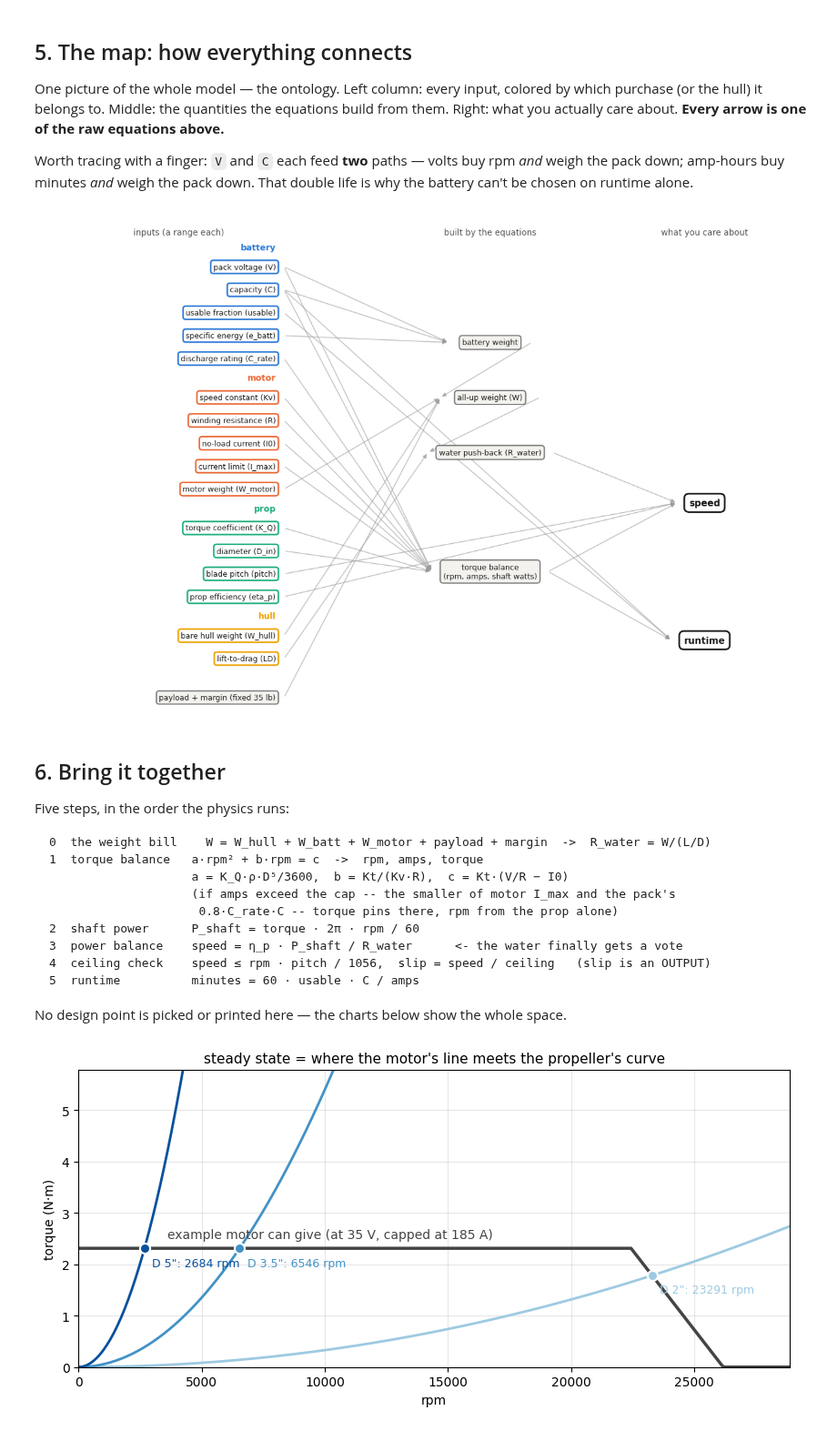
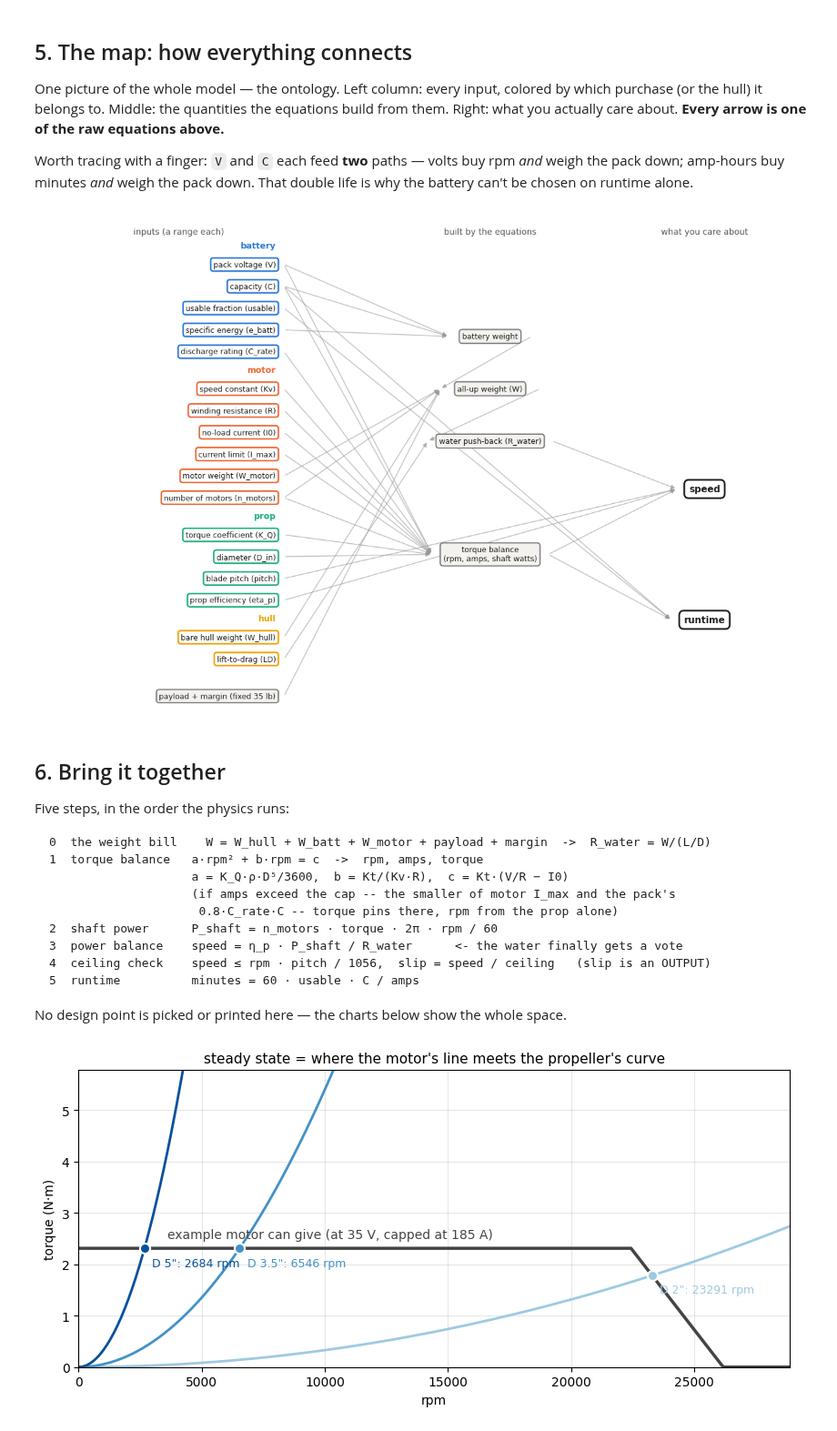
Before and after one commit to MarMar888/haav-modeling, a Jupyter notebook: willmarley.ipynb, the cells around one changed output. Shown at 91% size. Saved outputs shown, nothing was run; the diff lists cells and outputs as text; code cells hidden in the pictures.

```diff
--- a/willmarley.ipynb
+++ b/willmarley.ipynb
@@ -81,8 +82,9 @@ MOTOR_BOUNDS = {
     "I0":    (1.0, 6.0),
     "I_max": (50.0, 320.0),
     "W_motor": (0.4, 5.0),
+    "n_motors": (1, 2),
 }
-MOTOR_UNITS = {"Kv": "rpm/V", "R": "ohm", "I0": "A", "I_max": "A", "W_motor": "lb"}
+MOTOR_UNITS = {"Kv": "rpm/V", "R": "ohm", "I0": "A", "I_max": "A", "W_motor": "lb", "n_motors": "-"}
 show_bounds(MOTOR_BOUNDS, MOTOR_UNITS)
 
 I0_mid = sum(MOTOR_BOUNDS["I0"]) / 2
@@ -353,6 +356,7 @@ LABELS = {  # long name for every short input symbol
     "Kv": "speed constant", "R": "winding resistance", "I0": "no-load current", "I_max": "current limit",
     "K_Q": "torque coefficient", "D_in": "diameter", "pitch": "blade pitch", "eta_p": "prop efficiency",
     "W_hull": "bare hull weight", "LD": "lift-to-drag", "W_motor": "motor weight",
+    "n_motors": "number of motors",
 }
 INPUT_GROUPS = [
     ("battery", list(BATT_BOUNDS)),
@@ -374,7 +378,7 @@ EDGES = [
     ("W_motor", "all-up weight (W)"),
     ("all-up weight (W)", "water push-back (R_water)"), ("LD", "water push-back (R_water)"),
     ("Kv", TB), ("R", TB), ("I0", TB), ("I_max", TB), ("V", TB), ("K_Q", TB), ("D_in", TB),
-    ("C_rate", TB), ("C", TB),
+    ("C_rate", TB), ("C", TB), ("n_motors", TB), ("n_motors", "all-up weight (W)"),
     (TB, "speed"), ("eta_p", "speed"), ("water push-back (R_water)", "speed"), ("pitch", "speed"),
     (TB, "runtime"), ("C", "runtime"), ("usable", "runtime"),
 ]
@@ -399,35 +403,35 @@ for name, ny in OUT_NODES.items():
 
 fig, ax = plt.subplots(figsize=(12.5, 8.5))
 for a, b in EDGES:
     (xa, ya), (xb, yb) = pos[a], pos[b]
     x_start = xa + HW.get(a, 0.06)
     ax.annotate("", xy=(xb - HW[b], yb), xytext=(x_start, ya),
                 arrowprops=dict(arrowstyle="-|>", color="#999999", alpha=0.6, lw=1.1))
 for gname, keys in INPUT_GROUPS:
     color = GROUPS[gname]
     ys = [pos[k][1] for k in keys]
     ax.text(0.0, max(ys) + 0.75, gname, color=color, fontsize=10, fontweight="bold", ha="right")
     for k in keys:
         ax.text(pos[k][0], pos[k][1], f"{LABELS[k]} ({k})", ha="right", va="center",
                 fontsize=9, color="#1a1a19",
                 bbox=dict(boxstyle="round,pad=0.35", fc="white", ec=color, lw=1.8))
 ax.text(pos[FIXED_NODE][0], pos[FIXED_NODE][1], FIXED_NODE, ha="right", va="center",
         fontsize=9, color="#1a1a19",
         bbox=dict(boxstyle="round,pad=0.35", fc="#f3f2ee", ec="#777777", lw=1.4))
 for name in MID_NODES:
     ax.text(*pos[name], name, ha="center", va="center", fontsize=9, color="#1a1a19",
             bbox=dict(boxstyle="round,pad=0.4", fc="#f3f2ee", ec="#777777", lw=1.4))
 for name in OUT_NODES:
     ax.text(*pos[name], name, ha="center", va="center", fontsize=11, color="#1a1a19",
             fontweight="bold",
             bbox=dict(boxstyle="round,pad=0.5", fc="white", ec="#1a1a19", lw=2))
 ax.text(-0.7, 19.7, "inputs (a range each)", ha="center", fontsize=10, color="#555555")
 ax.text(1.55, 19.7, "built by the equations", ha="center", fontsize=10, color="#555555")
 ax.text(3.1, 19.7, "what you care about", ha="center", fontsize=10, color="#555555")
-ax.set_xlim(-1.7, 3.65); ax.set_ylim(-1.2, 20.5); ax.axis("off")
+ax.set_xlim(-1.7, 3.65); ax.set_ylim(-2.3, 20.5); ax.axis("off")
 plt.tight_layout(); plt.show()
 # %% [output]
-[figure, old version]
+[figure, new version]
 # %% [markdown]
 ## 6. Bring it together
 
@@ -439,7 +443,7 @@ Five steps, in the order the physics runs:
                     a = K_Q·ρ·D⁵/3600,  b = Kt/(Kv·R),  c = Kt·(V/R − I0)
                     (if amps exceed the cap -- the smaller of motor I_max and the pack's
                      0.8·C_rate·C -- torque pins there, rpm from the prop alone)
-2  shaft power      P_shaft = torque · 2π · rpm / 60
+2  shaft power      P_shaft = n_motors · torque · 2π · rpm / 60
 3  power balance    speed = η_p · P_shaft / R_water      <- the water finally gets a vote
 4  ceiling check    speed ≤ rpm · pitch / 1056,  slip = speed / ceiling   (slip is an OUTPUT)
 5  runtime          minutes = 60 · usable · C / amps
```
Also changed, not shown: parts of 12 cells of this notebook, 3 other files.
